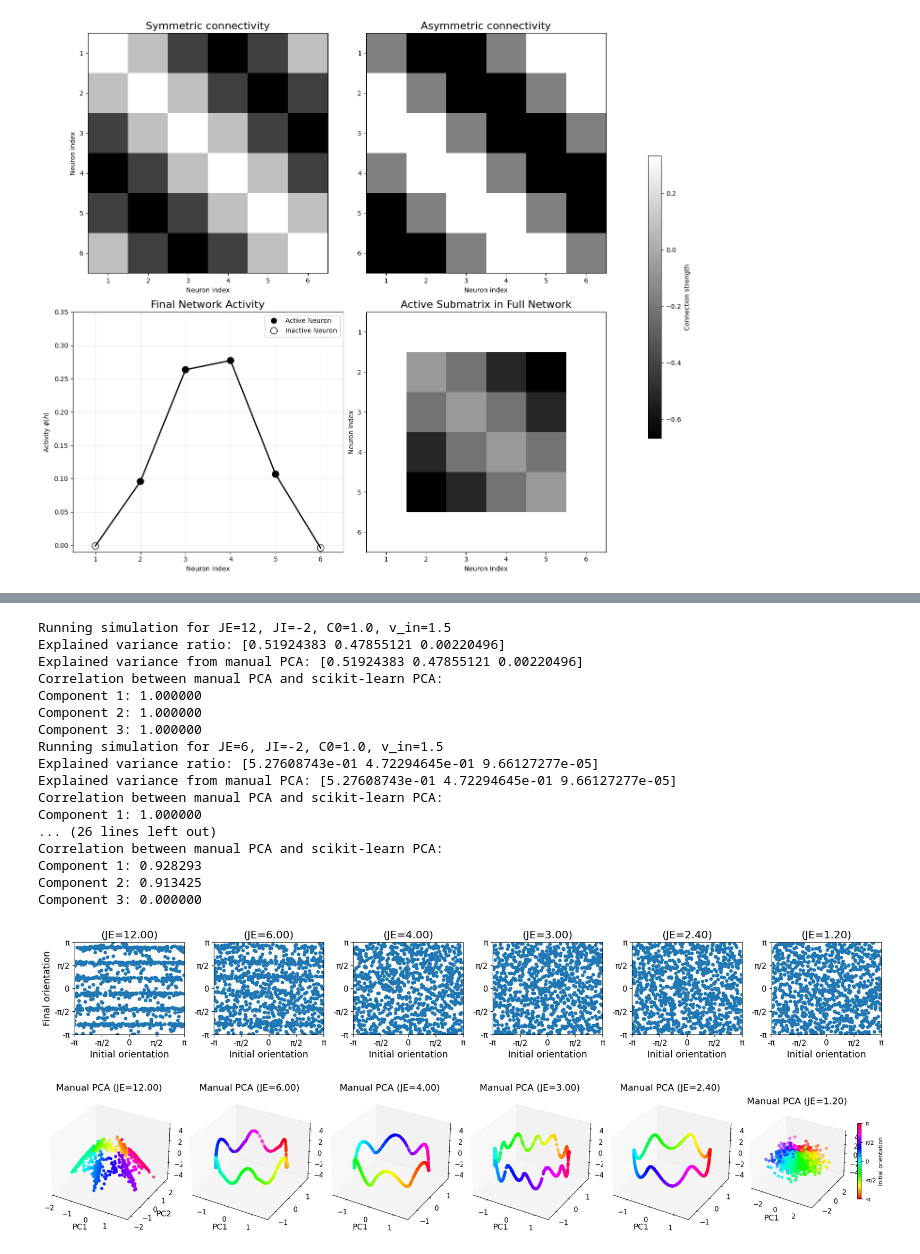
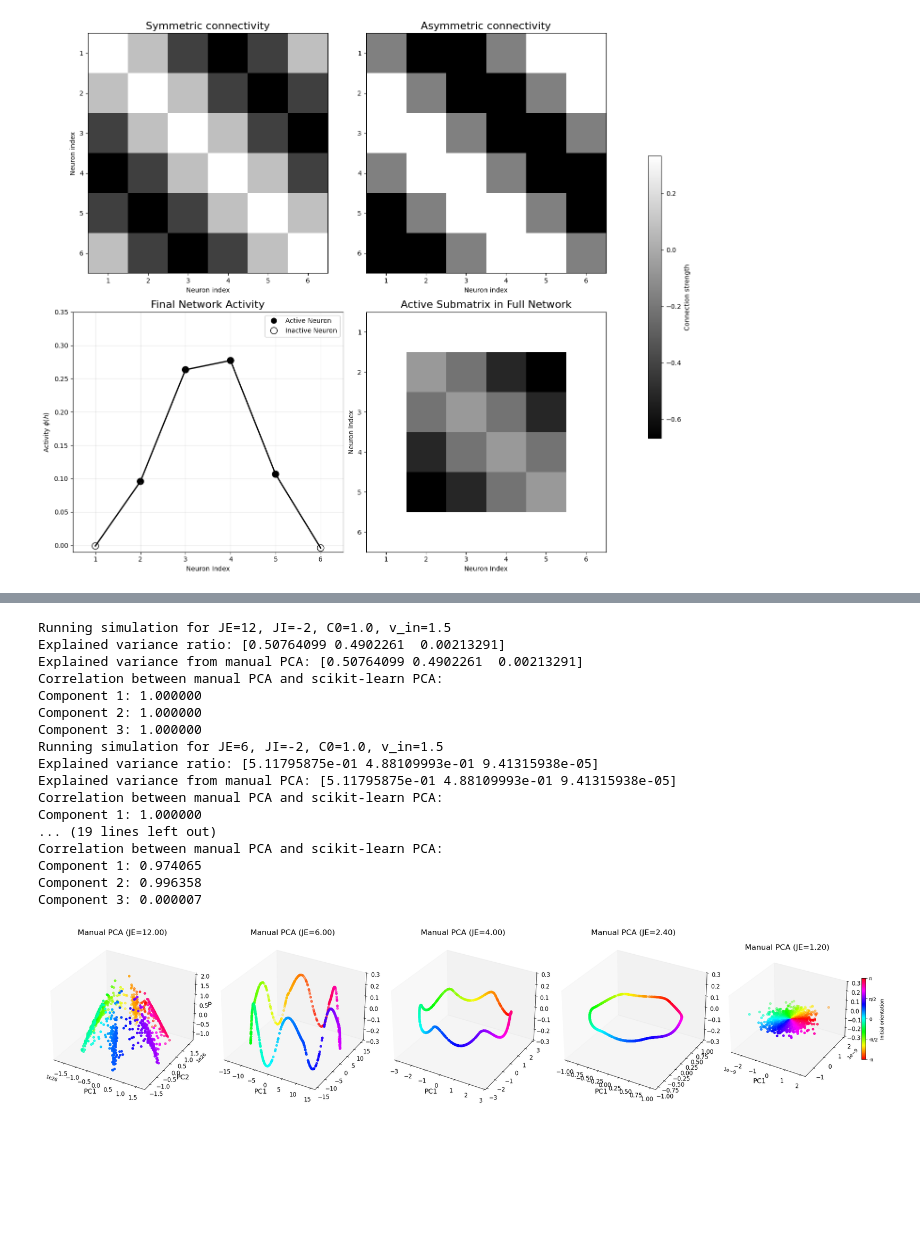
Before and after one commit to Sepsad/CompNeuroMethodsHWs, a Jupyter notebook: Final_project/code.ipynb, the cells around one changed output, grey strips where cells are left out. Saved outputs shown, nothing was run; the diff lists cells and outputs as text; code cells hidden in the pictures; blank space fills up the shorter version.

```diff
--- a/Final_project/code.ipynb
+++ b/Final_project/code.ipynb
@@ -554,11 +558,11 @@ for JE in JE_values:
         fig_attractor.savefig('latex/orientation_comparison.png', dpi=300, bbox_inches='tight')
 
         # Plot manual PCA 3D
-        ax2 = fig_pca_manual.add_subplot(1, n_combinations, combination_idx + 1, projection='3d')
+        ax2 = fig_pca_manual.add_subplot(1, n_combinations, combination_idx + 1, projection='3d', zlim=(-0.6, 0.6))
         scatter2 = plot_manual_pca(ax2, scores, attractors, JE, combination_idx, n_combinations)
 
         # Plot sklearn PCA 3D
-        ax3 = fig_pca_sklearn.add_subplot(1, n_combinations, combination_idx + 1, projection='3d')
+        ax3 = fig_pca_sklearn.add_subplot(1, n_combinations, combination_idx + 1, projection='3d', zlim=(-0.6, 0.6))
         scatter3 = plot_sklearn_pca(ax3, sklearn_scores, attractors, JE, combination_idx, n_combinations)
 
         # Add colorbar only to the last subplot in each figure
@@ -610,7 +614,7 @@ v_in = 0.0  # Constant velocity input
 n_combinations = len(JE_values) * len(JI_values)
 # Create three separate figures: one for attractor maps, one for manual PCA, and one for sklearn PCA
 fig_attractor = plt.figure(figsize=(3 * n_combinations, 3))  # For attractor maps
-fig_pca_manual = plt.figure(figsize=(4 * n_combinations, 4))  # For manual PCA plots
+fig_pca_manual = plt.figure(figsize=(4.5 * n_combinations, 4))  # For manual PCA plots
 # fig_pca_sklearn = plt.figure(figsize=(3 * n_combinations, 4))  # For sklearn PCA plots
 
 combination_idx = 0
@@ -618,7 +622,11 @@ combination_idx = 0
 for JE in JE_values:
     for JI in JI_values:
         print(f"Running simulation for JE={JE}, JI={JI}, C0={C0}, v_in={v_in}")
-        centers, attractors, final_states, scores, sklearn_scores, _ = run_attractor_simulation(JE, JI, N=N, tau=tau, C0=C0, A=A, v_in=v_in,
+        if JE == 1.2:
+            centers, attractors, final_states, scores, sklearn_scores, _ = run_attractor_simulation(JE, JI, N=N, tau=tau, C0=C0, A=A, v_in=v_in,
+                                                                                                timespan = (0.0,5.0), n_centers=1000, init_model= 'guassian')
+        else:
+            centers, attractors, final_states, scores, sklearn_scores, _ = run_attractor_simulation(JE, JI, N=N, tau=tau, C0=C0, A=A, v_in=v_in,
                                                                                                 timespan = (0.0,5.0), n_centers=1000, init_model= 'bump')
 
         # Store results
@@ -632,11 +640,14 @@ for JE in JE_values:
         # Plot attractor map
         ax1 = fig_attractor.add_subplot(1, n_combinations, combination_idx + 1)
         scatter1 = plot_attractor_map(ax1, centers, attractors, JE, combination_idx, n_combinations)
-        fig_attractor.savefig('latex/orientation_comparison_without_v.png', dpi=300, bbox_inches='tight')
 
         # Plot manual PCA 3D
         ax2 = fig_pca_manual.add_subplot(1, n_combinations, combination_idx + 1, projection='3d')
-        scatter2 = plot_manual_pca(ax2, scores, attractors, JE, combination_idx, n_combinations)
+        if JE == 12:
+            scatter2 = plot_manual_pca(ax2, scores, attractors, JE, combination_idx, n_combinations, zlim=None)
+        else:
+            scatter2 = plot_manual_pca(ax2, scores, attractors, JE, combination_idx, n_combinations, zlim=(-0.3, 0.3))
+
         # Plot sklearn PCA 3D
         # ax3 = fig_pca_sklearn.add_subplot(1, n_combinations, combination_idx + 1, projection='3d')
         # scatter3 = plot_sklearn_pca(ax3, sklearn_scores, centers, JE, combination_idx, n_combinations)
@@ -655,6 +666,7 @@ for JE in JE_values:
 fig_attractor.tight_layout()
 fig_pca_manual.tight_layout()
 fig_pca_sklearn.tight_layout()
+# fig_attractor.savefig('latex/orientation_comparison_without_v.png', dpi=300, bbox_inches='tight')
 fig_pca_manual.savefig('latex/manual_pca_without_v.png', dpi=300, bbox_inches='tight')
 
 plt.show()
@@ -681,7 +693,7 @@ Component 3: 0.000003
 # %%
 # Define parameter ranges to iterate over
-JE_values = [ 12, 6, 4, 3, 2.4,1.2]
-# inverse_JE_values = [0.10, 0.15, 0.20, 0.25, 0.35, 0.55]
+JE_values = [ 12, 6, 4, 2.4, 1.2]
+# inverse_JE_values = [0.08333, 0.15, 0.20, 0.25, 0.35, 0.4, 0.45, 0.55]
 # JE_values = 1 / np.array(inverse_JE_values)  # Convert to JE values
 JI_values = [ -2]  # Inhibitory connection strengths
 
@@ -697,8 +709,8 @@ v_in = 1.5  # Constant velocity input
 
 n_combinations = len(JE_values) * len(JI_values)
 # Create three separate figures: one for attractor maps, one for manual PCA, and one for sklearn PCA
-fig_attractor = plt.figure(figsize=(3 * n_combinations, 3))  # For attractor maps
-fig_pca_manual = plt.figure(figsize=(3.5 * n_combinations, 4))  # For manual PCA plots
+# fig_attractor = plt.figure(figsize=(3 * n_combinations, 3))  # For attractor maps
+fig_pca_manual = plt.figure(figsize=(5 * n_combinations, 5))  # For manual PCA plots
 # fig_pca_sklearn = plt.figure(figsize=(3 * n_combinations, 4))  # For sklearn PCA plots
 
 combination_idx = 0
@@ -719,51 +731,54 @@ for JE in JE_values:
         }
 
         # Plot attractor map
-        ax1 = fig_attractor.add_subplot(1, n_combinations, combination_idx + 1)
-        scatter1 = plot_attractor_map(ax1, centers, attractors, JE, combination_idx, n_combinations)
+        # ax1 = fig_attractor.add_subplot(1, n_combinations, combination_idx + 1)
+        # scatter1 = plot_attractor_map(ax1, centers, attractors, JE, combination_idx, n_combinations)
 
         # Plot manual PCA 3D
         ax2 = fig_pca_manual.add_subplot(1, n_combinations, combination_idx + 1, projection='3d')
-        scatter2 = plot_manual_pca(ax2, scores, attractors, JE, combination_idx, n_combinations)
+        if JE == 12:
+            scatter2 = plot_manual_pca(ax2, scores, attractors, JE, combination_idx, n_combinations, zlim=None)
+        else:
+            scatter2 = plot_manual_pca(ax2, scores, attractors, JE, combination_idx, n_combinations, zlim=(-0.3, 0.3))
 
         # Plot sklearn PCA 3D
         # ax3 = fig_pca_sklearn.add_subplot(1, n_combinations, combination_idx + 1, projection='3d')
         # scatter3 = plot_sklearn_pca(ax3, sklearn_scores, centers, JE, combination_idx, n_combinations)
 
         # Add colorbar only to the last subplot in each figure
         if combination_idx == n_combinations - 1:
             for fig, ax, scatter in [(fig_pca_manual, ax2, scatter2),
                                      (fig_pca_sklearn, ax3, scatter3)]:
                 cbar = plt.colorbar(scatter, ax=ax, shrink=0.5)
                 cbar.set_label('Initial orientation')
                 cbar.set_ticks([-np.pi, -np.pi/2, 0, np.pi/2, np.pi])
                 cbar.set_ticklabels(['-π', '-π/2', '0', 'π/2', 'π'])
 
         combination_idx += 1
 
-fig_attractor.tight_layout()
+# fig_attractor.tight_layout()
 fig_pca_manual.tight_layout()
-fig_pca_sklearn.tight_layout()
+fig_pca_manual.savefig('latex/manual_pca_with_v.png', dpi=300, bbox_inches='tight')
+# fig_pca_sklearn.tight_layout()
 plt.show()
 # %% [output]
 Running simulation for JE=12, JI=-2, C0=1.0, v_in=1.5
-Explained variance ratio: [0.51924383 0.47855121 0.00220496]
-Explained variance from manual PCA: [0.51924383 0.47855121 0.00220496]
+Explained variance ratio: [0.50764099 0.4902261  0.00213291]
+Explained variance from manual PCA: [0.50764099 0.4902261  0.00213291]
 Correlation between manual PCA and scikit-learn PCA:
 Component 1: 1.000000
 Component 2: 1.000000
 Component 3: 1.000000
 Running simulation for JE=6, JI=-2, C0=1.0, v_in=1.5
-Explained variance ratio: [5.27608743e-01 4.72294645e-01 9.66127277e-05]
-Explained variance from manual PCA: [5.27608743e-01 4.72294645e-01 9.66127277e-05]
+Explained variance ratio: [5.11795875e-01 4.88109993e-01 9.41315938e-05]
+Explained variance from manual PCA: [5.11795875e-01 4.88109993e-01 9.41315938e-05]
 Correlation between manual PCA and scikit-learn PCA:
 Component 1: 1.000000
-... (26 lines left out)
+... (19 lines left out)
 Correlation between manual PCA and scikit-learn PCA:
-Component 1: 0.928293
-Component 2: 0.913425
-Component 3: 0.000000
+Component 1: 0.974065
+Component 2: 0.996358
+Component 3: 0.000007
-[figure, old version]
+[figure, new version]
-[figure, removed]
 # %%
 # Define parameter ranges to iterate over
```
Also changed, not shown: parts of 9 cells of this notebook.
